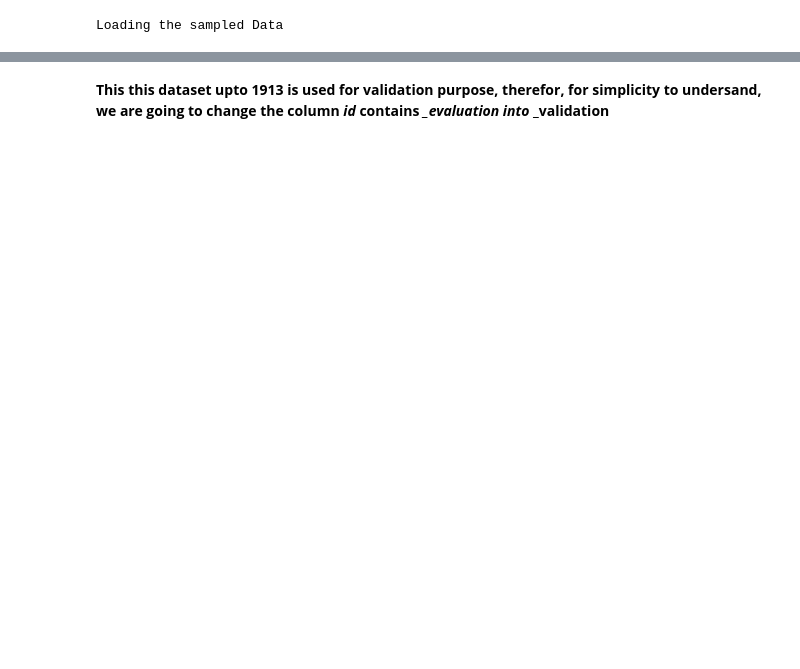
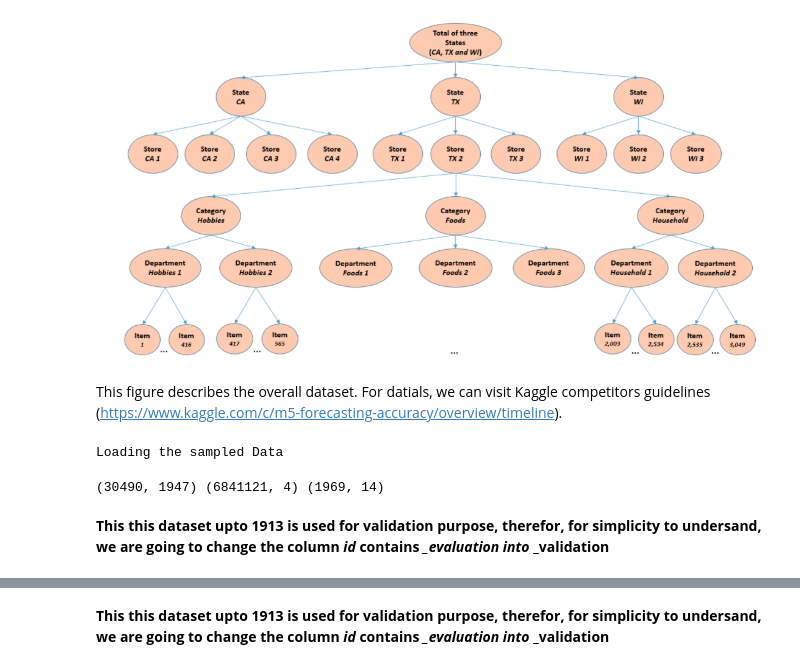
Before and after one commit to kamalchapagain/Kaggle_competition_solutions, a Jupyter notebook: M5_Final_notebook_Oct12_13.ipynb, the cells around one changed output, grey strips where cells are left out. Cells and saved outputs as stored; diff of their text form; code cells hidden in the pictures; blank space fills up the shorter version.

```diff
--- a/M5_Final_notebook_Oct12_13.ipynb
+++ b/M5_Final_notebook_Oct12_13.ipynb
@@ -62,3 +110,9 @@ warnings.filterwarnings('ignore')
+# %%
+Image('DatasetInfo.png', width=1200)
+# %% [output]
+[figure, added]
+# %% [markdown]
+This figure describes the overall dataset. For datials, we can visit Kaggle competitors guidelines (https://www.kaggle.com/c/m5-forecasting-accuracy/overview/timeline).
 # %%
 ########################### Load Data#####################
 print('Loading the sampled Data')
@@ -69,2 +126,8 @@ calendar_df =pd.read_csv(path+'calendar.csv')
 # %% [output]
 Loading the sampled Data
+# %%
+print(train_df.shape, prices_df.shape, calendar_df.shape)
+# %% [output]
+(30490, 1947) (6841121, 4) (1969, 14)
+# %% [markdown]
+**This this dataset upto 1913 is used for validation purpose, therefor, for simplicity to undersand, we are going to change the column *id* contains *_evaluation into* _validation**
```
Also changed, not shown: parts of 79 cells of this notebook.
